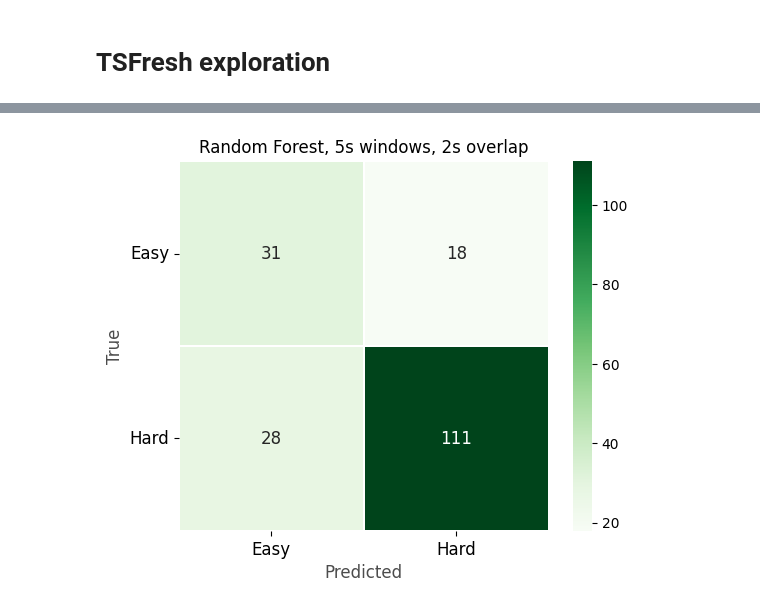
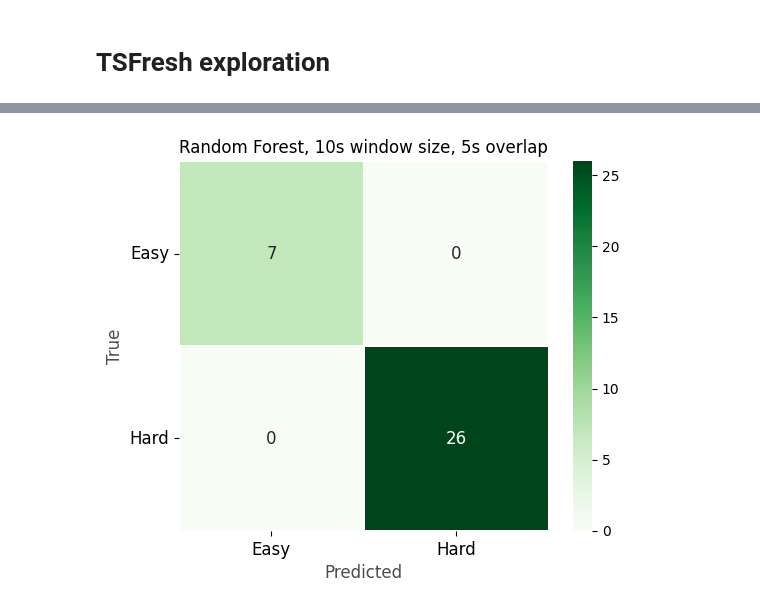
Before and after one commit to malte-j/climbing-grade-classifier, a Jupyter notebook: random-forest.ipynb, the cells around one changed output, grey strips where cells are left out. Saved outputs shown, nothing was run; the diff lists cells and outputs as text; code cells hidden in the pictures.

Commit message:
Add random forest run data

```diff
--- a/random-forest.ipynb
+++ b/random-forest.ipynb
@@ -150,37 +275,42 @@ Balanced Accuracy  0.7288210248128029
 # %%
 import numpy as np
 import seaborn as sns
 import matplotlib.pyplot as plt
 
 # plot confusion matrix
 
-matrix = confusion_matrix(y_test, y_pred_unbalanced)
+# matrix = confusion_matrix(y_test, y_pred_unbalanced)
 # matrix = matrix.astype('float') / matrix.sum(axis=1)[:, np.newaxis]
+
+matrix = [[7, 0],
+          [0, 26]]
+# matrix = [[30, 19],
+#           [26, 113]]
 
 # Build the plot
 plt.figure()
 # sns.set_theme(font_scale=1)
 sns.heatmap(matrix, annot=True, annot_kws={'size':12},
             cmap=plt.cm.Greens, linewidths=0.2, fmt='g', square=True)
 
 #fontsize
 plt.yticks(fontsize=12)
 
 # increase spacing
 
 # Add labels to the plot
 class_names = ['Easy', 'Hard']
 tick_marks = np.arange(len(class_names))
 tick_marks2 = tick_marks + 0.5
 plt.xticks(tick_marks2, class_names, rotation=0, fontsize=12)
 plt.yticks(tick_marks2, class_names, rotation=0, fontsize=12)
 plt.xlabel('Predicted', fontsize=12, alpha=0.7)
 plt.ylabel('True', fontsize=12, alpha=0.7)
-plt.title('Random Forest, 5s windows, 2s overlap')
-plt.savefig('exports/confusion_matrix_unbalanced_5s_2s.png', dpi=300)
+plt.title('Random Forest, 10s window size, 5s overlap')
+plt.savefig('exports/confusion_matrix_rf_ws600_o300.png', dpi=300)
 plt.show()
 # %% [output]
-[figure, old version]
+[figure, new version]
 # %%
 print(classification_report(y_test, y_pred_unbalanced))
 # %% [output]
```
Also changed, not shown: parts of 20 cells of this notebook, 13 other files.
